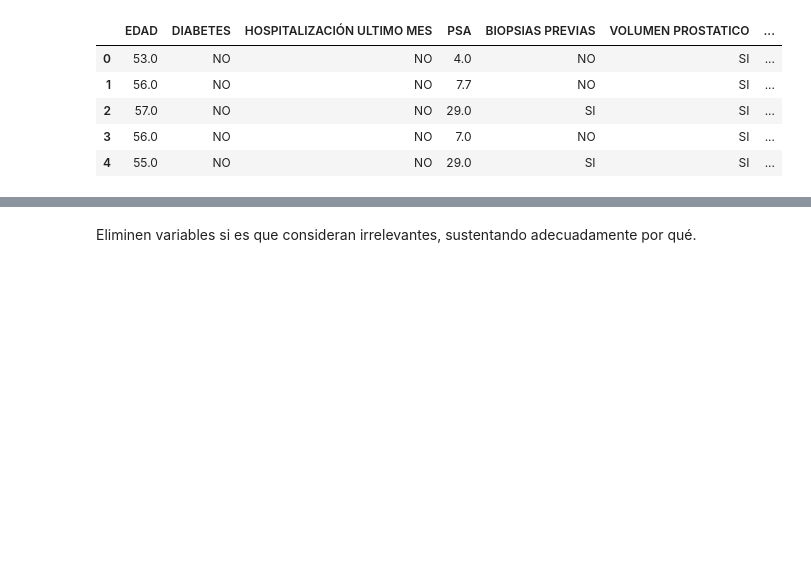
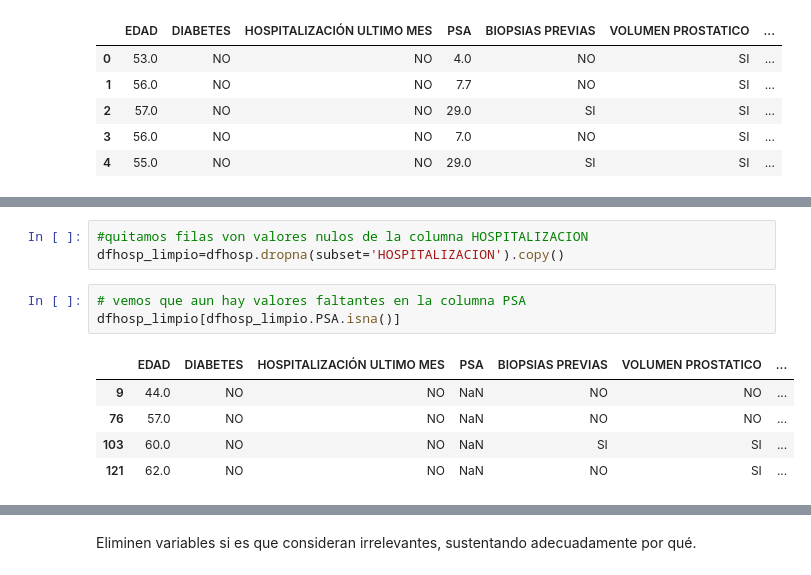
Before and after one commit to JUrielCerecero/proyecto-machine-learning-clasificacion-enfermedades, a Jupyter notebook: Proyecto_Integrador_2A_Preparacion_de_datos.ipynb, the cells around one changed output, grey strips where cells are left out. Saved outputs shown, nothing was run; the diff lists cells and outputs as text; blank space fills up the shorter version.

```diff
--- a/Proyecto_Integrador_2A_Preparacion_de_datos.ipynb
+++ b/Proyecto_Integrador_2A_Preparacion_de_datos.ipynb
@@ -45,0 +59,12 @@ memory usage: 89.2+ KB
+# %%
+#quitamos filas von valores nulos de la columna HOSPITALIZACION
+dfhosp_limpio=dfhosp.dropna(subset='HOSPITALIZACION').copy()
+# %%
+# vemos que aun hay valores faltantes en la columna PSA
+dfhosp_limpio[dfhosp_limpio.PSA.isna()]
+# %% [output]
+|  | EDAD | DIABETES | HOSPITALIZACIÓN ULTIMO MES | PSA | BIOPSIAS PREVIAS | VOLUMEN PROSTATICO | ... |
+| 9 | 44.0 | NO | NO | NaN | NO | NO | ... |
+| 76 | 57.0 | NO | NO | NaN | NO | NO | ... |
+| 103 | 60.0 | NO | NO | NaN | SI | SI | ... |
+| 121 | 62.0 | NO | NO | NaN | NO | SI | ... |
```
Also changed, not shown: parts of 20 cells of this notebook.
